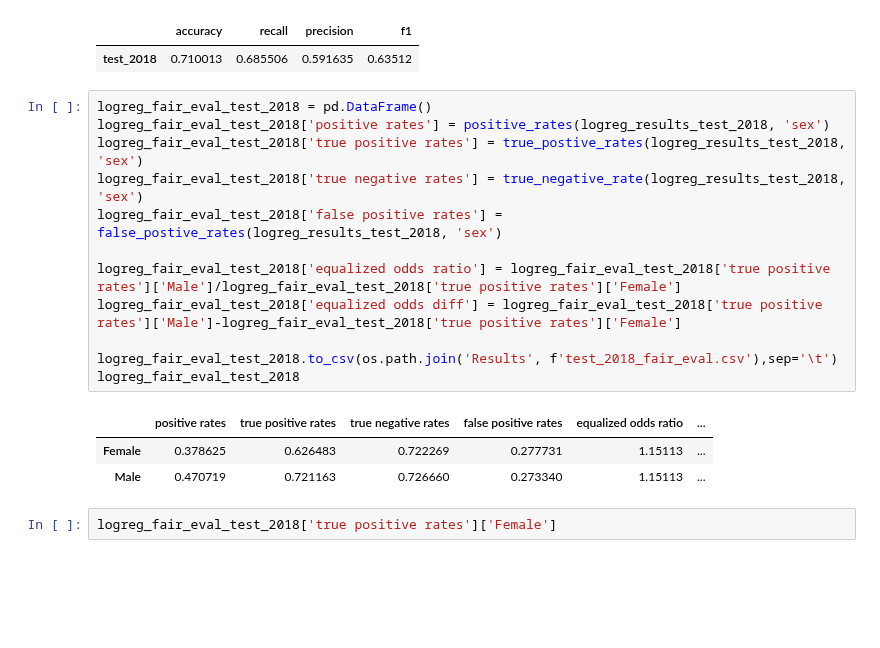
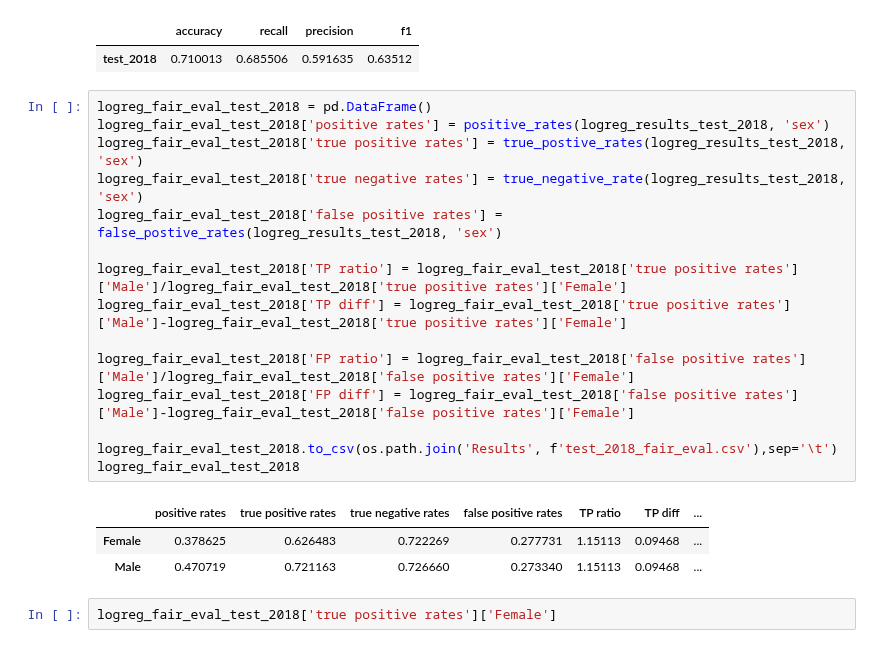
Before and after one commit to JipSchoneveld/HCML_project, a Jupyter notebook: train.ipynb, the cells around one changed output. Saved outputs shown, nothing was run; the diff lists cells and outputs as text; blank space fills up the shorter version.

```diff
--- a/train.ipynb
+++ b/train.ipynb
@@ -293,19 +293,22 @@ logreg_eval_test_2018
 # %%
 logreg_fair_eval_test_2018 = pd.DataFrame()
 logreg_fair_eval_test_2018['positive rates'] = positive_rates(logreg_results_test_2018, 'sex')
 logreg_fair_eval_test_2018['true positive rates'] = true_postive_rates(logreg_results_test_2018, 'sex')
 logreg_fair_eval_test_2018['true negative rates'] = true_negative_rate(logreg_results_test_2018, 'sex')
 logreg_fair_eval_test_2018['false positive rates'] = false_postive_rates(logreg_results_test_2018, 'sex')
 
-logreg_fair_eval_test_2018['equalized odds ratio'] = logreg_fair_eval_test_2018['true positive rates']['Male']/logreg_fair_eval_test_2018['true positive rates']['Female']
-logreg_fair_eval_test_2018['equalized odds diff'] = logreg_fair_eval_test_2018['true positive rates']['Male']-logreg_fair_eval_test_2018['true positive rates']['Female']
+logreg_fair_eval_test_2018['TP ratio'] = logreg_fair_eval_test_2018['true positive rates']['Male']/logreg_fair_eval_test_2018['true positive rates']['Female']
+logreg_fair_eval_test_2018['TP diff'] = logreg_fair_eval_test_2018['true positive rates']['Male']-logreg_fair_eval_test_2018['true positive rates']['Female']
+
+logreg_fair_eval_test_2018['FP ratio'] = logreg_fair_eval_test_2018['false positive rates']['Male']/logreg_fair_eval_test_2018['false positive rates']['Female']
+logreg_fair_eval_test_2018['FP diff'] = logreg_fair_eval_test_2018['false positive rates']['Male']-logreg_fair_eval_test_2018['false positive rates']['Female']
 
 logreg_fair_eval_test_2018.to_csv(os.path.join('Results', f'test_2018_fair_eval.csv'),sep='\t')
 logreg_fair_eval_test_2018
 # %% [output]
-|  | positive rates | true positive rates | true negative rates | false positive rates | equalized odds ratio | ... |
-| Female | 0.378625 | 0.626483 | 0.722269 | 0.277731 | 1.15113 | ... |
-| Male | 0.470719 | 0.721163 | 0.726660 | 0.273340 | 1.15113 | ... |
+|  | positive rates | true positive rates | true negative rates | false positive rates | TP ratio | TP diff | ... |
+| Female | 0.378625 | 0.626483 | 0.722269 | 0.277731 | 1.15113 | 0.09468 | ... |
+| Male | 0.470719 | 0.721163 | 0.726660 | 0.273340 | 1.15113 | 0.09468 | ... |
 # %%
 logreg_fair_eval_test_2018['true positive rates']['Female']
 # %% [output]
```
Also changed, not shown: parts of 2 cells of this notebook, 7 other files.
